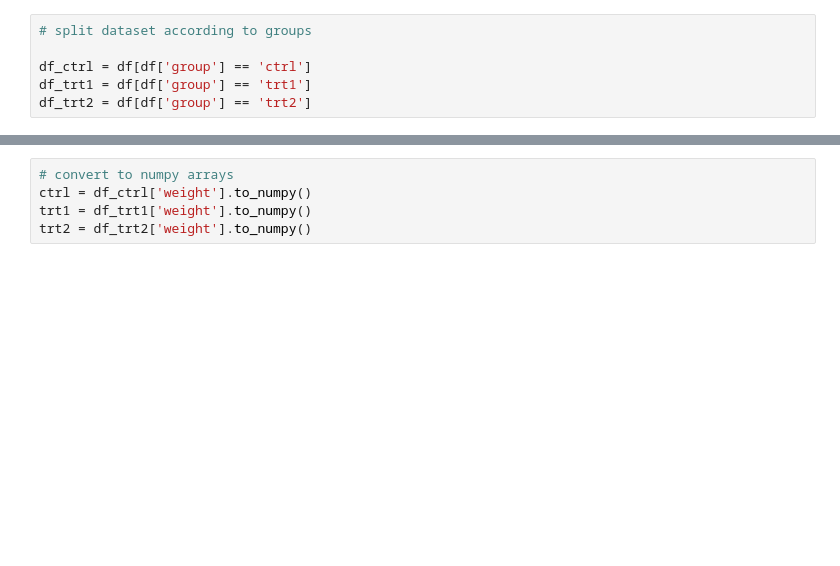
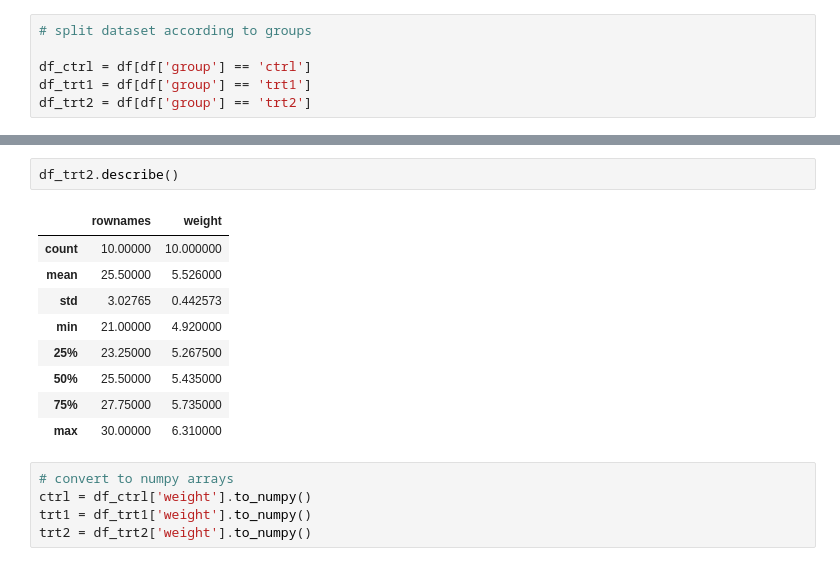
Before and after one commit to declanVfox/applied_statistics, a Jupyter notebook: project.ipynb, the cells around one changed output, grey strips where cells are left out. Cells and saved outputs as stored; diff of their text form; blank space fills up the shorter version.

```diff
--- a/project.ipynb
+++ b/project.ipynb
@@ -86,3 +90,15 @@ max    30.00000   6.310000
+# %%
+df_trt2.describe()
+# %% [output]
+|  | rownames | weight |
+| count | 10.00000 | 10.000000 |
+| mean | 25.50000 | 5.526000 |
+| std | 3.02765 | 0.442573 |
+| min | 21.00000 | 4.920000 |
+| 25% | 23.25000 | 5.267500 |
+| 50% | 25.50000 | 5.435000 |
+| 75% | 27.75000 | 5.735000 |
+| max | 30.00000 | 6.310000 |
 # %%
 # convert to numpy arrays
 ctrl = df_ctrl['weight'].to_numpy()
```
Also changed, not shown: parts of 11 cells of this notebook, 2 other files.
